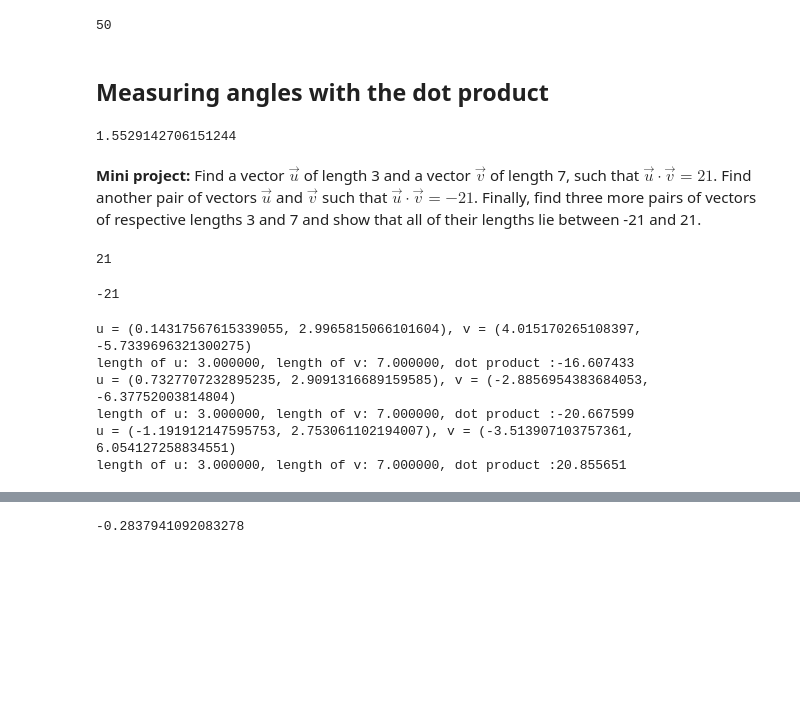
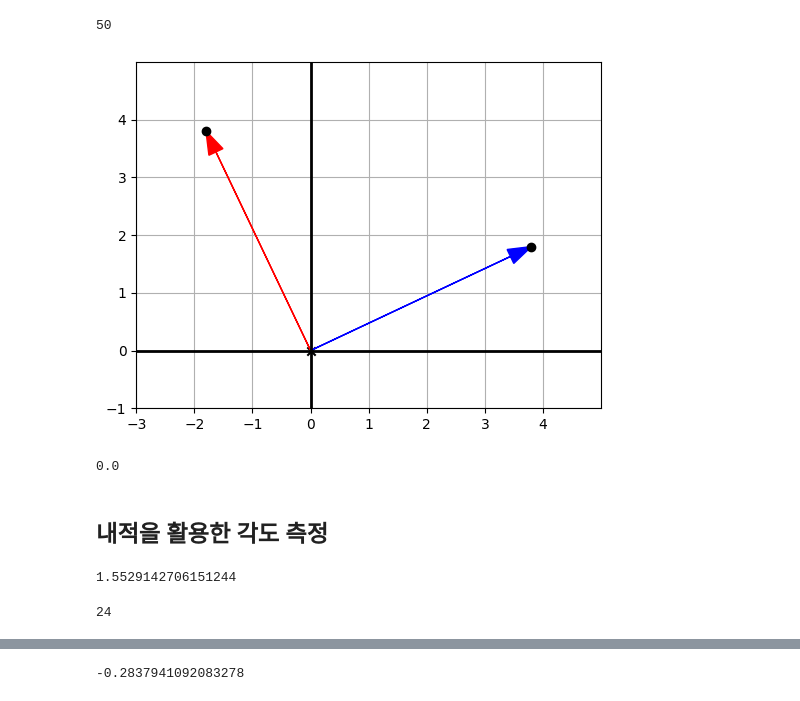
Before and after one commit to lusina0304/Algorithm2024_fall, a Jupyter notebook: 2025_spring/Ch03_3D_basic.ipynb, the cells around one changed output, grey strips where cells are left out. Saved outputs shown, nothing was run; the diff lists cells and outputs as text; code cells hidden in the pictures; blank space fills up the shorter version.

```diff
--- a/2025_spring/Ch03_3D_basic.ipynb
+++ b/2025_spring/Ch03_3D_basic.ipynb
@@ -241,6 +216,23 @@ dot((3,4),scale(2,(2,3)))
 dot((4,3),(8,6))
 # %% [output]
 50
-# %% [markdown]
-## Measuring angles with the dot product
+# %%
+from vector_drawing import *
+
+u = (-1.8, 3.8)
+v = (3.8, 1.8)
+
+draw(
+    Arrow(u, color='red'),
+    Points(u),
+    Arrow(v, color='blue'),
+    Points(v)
+)
+
+dot(u, v)
+# %% [output]
+[figure, added]
+0.0
+# %% [markdown]
+## 내적을 활용한 각도 측정
 # %%
@@ -255,34 +247,10 @@ def angle_between(v1,v2):
                 dot(v1,v2) /
                 (length(v1) * length(v2))
             )
-# %% [markdown]
-**Mini project:** Find a vector $\vec{u}$ of length 3 and a vector $\vec{v}$ of length 7, such that $\vec{u} \cdot \vec{v} = 21$.  Find another pair of vectors $\vec{u}$ and $\vec{v}$ such that $\vec{u} \cdot \vec{v} = -21$.  Finally, find three more pairs of vectors of respective lengths 3 and 7 and show that all of their lengths lie between -21 and 21.
-# %%
-dot((3,0),(7,0))
-# %% [output]
-21
-# %%
-dot((0,3),(0,-7))
-# %% [output]
--21
-# %%
-from vectors import to_cartesian
-from random import random
-from math import pi
-
-def random_vector_of_length(l):
-    return to_cartesian((l, 2*pi*random()))
-
-pairs = [(random_vector_of_length(3), random_vector_of_length(7))
-            for i in range(0,3)]
-for u,v in pairs:
-    print("u = %s, v = %s" % (u,v))
-    print("length of u: %f, length of v: %f, dot product :%f" %
-                (length(u), length(v), dot(u,v)))
-# %% [output]
-u = (0.14317567615339055, 2.9965815066101604), v = (4.015170265108397, -5.7339696321300275)
-length of u: 3.000000, length of v: 7.000000, dot product :-16.607433
-u = (0.7327707232895235, 2.9091316689159585), v = (-2.8856954383684053, -6.37752003814804)
-length of u: 3.000000, length of v: 7.000000, dot product :-20.667599
-u = (-1.191912147595753, 2.753061102194007), v = (-3.513907103757361, 6.054127258834551)
-length of u: 3.000000, length of v: 7.000000, dot product :20.855651
+# %%
+u = (3, 4)
+v = (4, 3)
+
+dot(u, v)
+# %% [output]
+24
```
Also changed, not shown: parts of 65 cells of this notebook, 1 other file.
